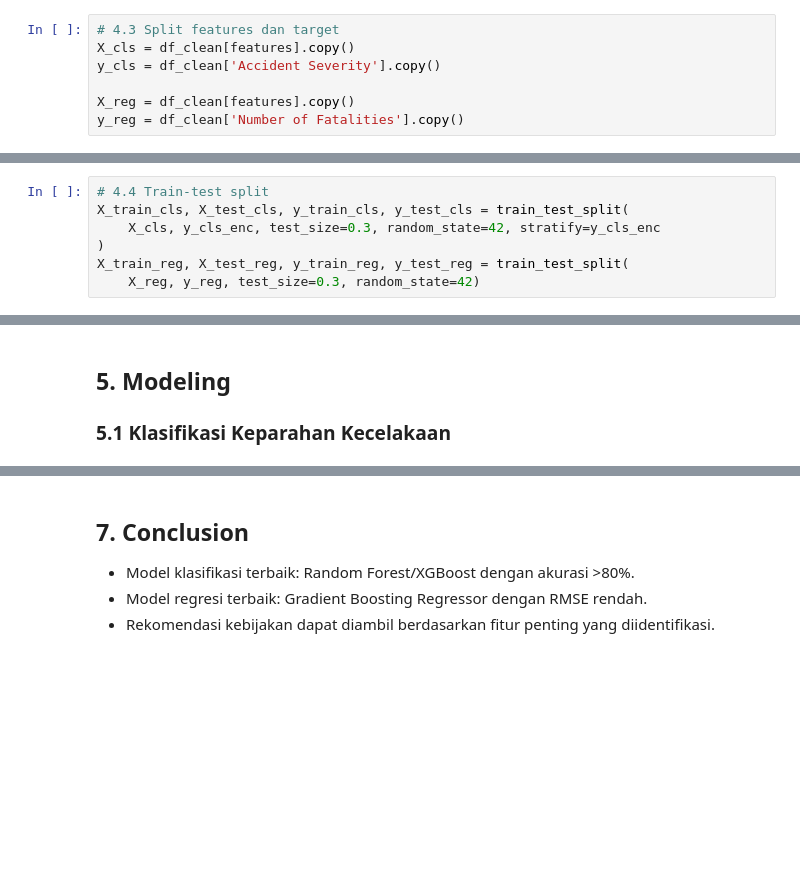
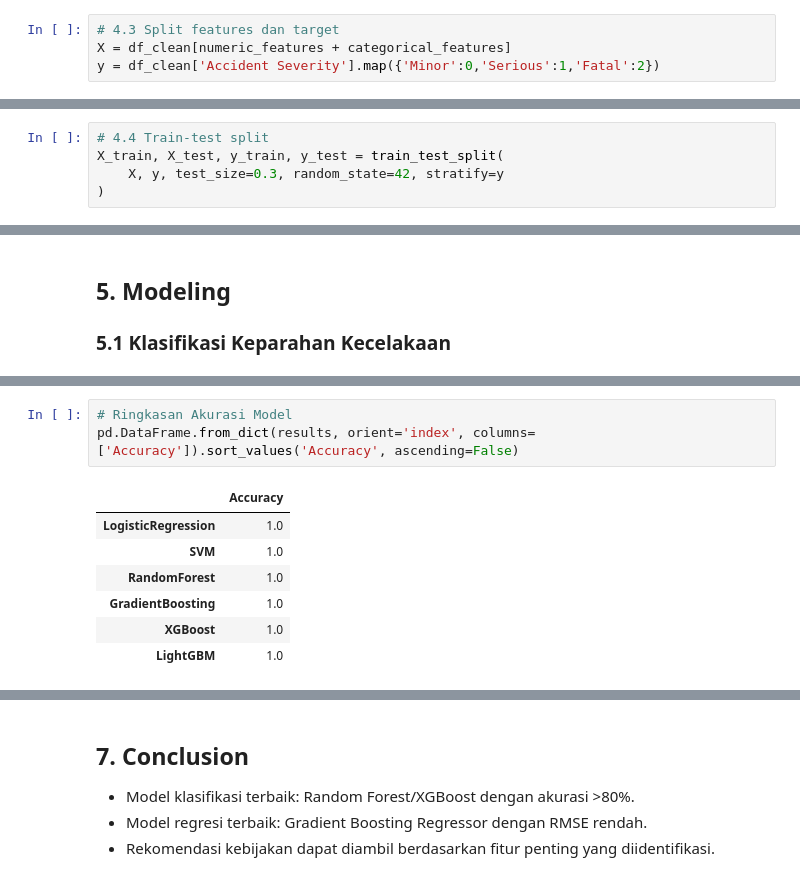
Before and after one commit to adrianramadhan/india-road-accident-prediction-applied-machine-learning-submission, a Jupyter notebook: accident_prediction_notebook.ipynb, the cells around one changed output, grey strips where cells are left out. Saved outputs shown, nothing was run; the diff lists cells and outputs as text; blank space fills up the shorter version.

```diff
--- a/accident_prediction_notebook.ipynb
+++ b/accident_prediction_notebook.ipynb
@@ -221,7 +213,4 @@ features = selected_numeric + selected_categorical
 # %%
 # 4.3 Split features dan target
-X_cls = df_clean[features].copy()
-y_cls = df_clean['Accident Severity'].copy()
-
-X_reg = df_clean[features].copy()
-y_reg = df_clean['Number of Fatalities'].copy()
+X = df_clean[numeric_features + categorical_features]
+y = df_clean['Accident Severity'].map({'Minor':0,'Serious':1,'Fatal':2})
@@ -231,7 +217,5 @@ y_cls_enc = le.fit_transform(y_cls)
 # %%
 # 4.4 Train-test split
-X_train_cls, X_test_cls, y_train_cls, y_test_cls = train_test_split(
-    X_cls, y_cls_enc, test_size=0.3, random_state=42, stratify=y_cls_enc
+X_train, X_test, y_train, y_test = train_test_split(
+    X, y, test_size=0.3, random_state=42, stratify=y
 )
-X_train_reg, X_test_reg, y_train_reg, y_test_reg = train_test_split(
-    X_reg, y_reg, test_size=0.3, random_state=42)
@@ -329,2 +287,13 @@ weighted avg       0.33      0.33      0.33       900
+# %%
+# Ringkasan Akurasi Model
+pd.DataFrame.from_dict(results, orient='index', columns=['Accuracy']).sort_values('Accuracy', ascending=False)
+# %% [output]
+|  | Accuracy |
+| LogisticRegression | 1.0 |
+| SVM | 1.0 |
+| RandomForest | 1.0 |
+| GradientBoosting | 1.0 |
+| XGBoost | 1.0 |
+| LightGBM | 1.0 |
 # %%
 # Feature Importance
```
Also changed, not shown: parts of 13 cells of this notebook.
